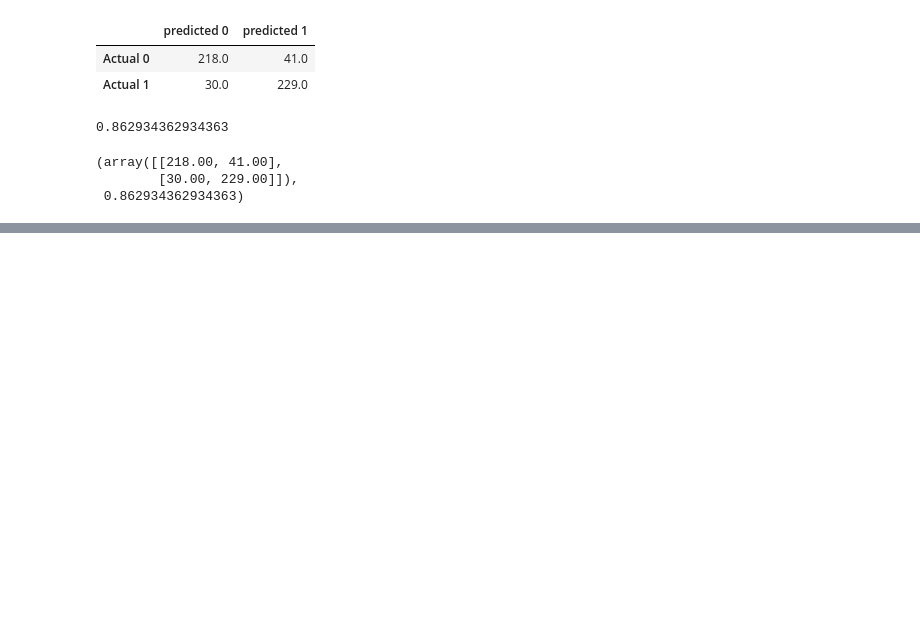
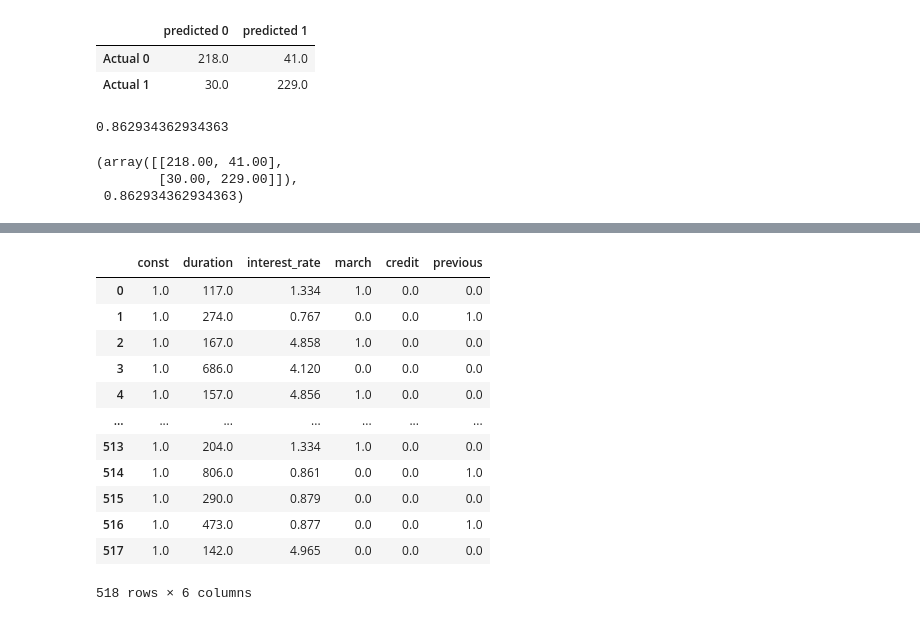
Before and after one commit to Hirusha99/Regression, a Jupyter notebook: Calculating_the_Accuracy_of_the_Model_Logistic_Regression.ipynb, the cells around one changed output, grey strips where cells are left out. Cells and saved outputs as stored; diff of their text form; code cells hidden in the pictures; blank space fills up the shorter version.

```diff
--- a/Calculating_the_Accuracy_of_the_Model_Logistic_Regression.ipynb
+++ b/Calculating_the_Accuracy_of_the_Model_Logistic_Regression.ipynb
@@ -245,0 +264,16 @@ confusion_matrix(x,y,results_log)
+# %%
+x
+# %% [output]
+|  | const | duration | interest_rate | march | credit | previous |
+| 0 | 1.0 | 117.0 | 1.334 | 1.0 | 0.0 | 0.0 |
+| 1 | 1.0 | 274.0 | 0.767 | 0.0 | 0.0 | 1.0 |
+| 2 | 1.0 | 167.0 | 4.858 | 1.0 | 0.0 | 0.0 |
+| 3 | 1.0 | 686.0 | 4.120 | 0.0 | 0.0 | 0.0 |
+| 4 | 1.0 | 157.0 | 4.856 | 1.0 | 0.0 | 0.0 |
+| ... | ... | ... | ... | ... | ... | ... |
+| 513 | 1.0 | 204.0 | 1.334 | 1.0 | 0.0 | 0.0 |
+| 514 | 1.0 | 806.0 | 0.861 | 0.0 | 0.0 | 1.0 |
+| 515 | 1.0 | 290.0 | 0.879 | 0.0 | 0.0 | 0.0 |
+| 516 | 1.0 | 473.0 | 0.877 | 0.0 | 0.0 | 1.0 |
+| 517 | 1.0 | 142.0 | 4.965 | 0.0 | 0.0 | 0.0 |
+518 rows × 6 columns
```
Also changed, not shown: parts of 11 cells of this notebook.
